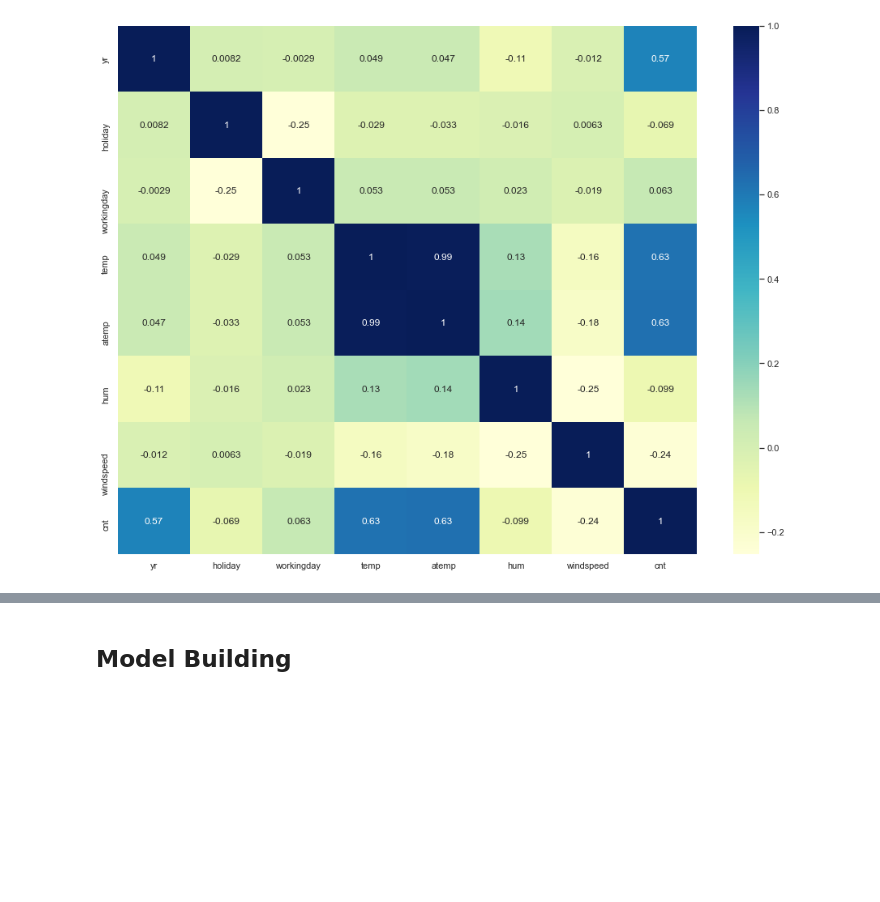
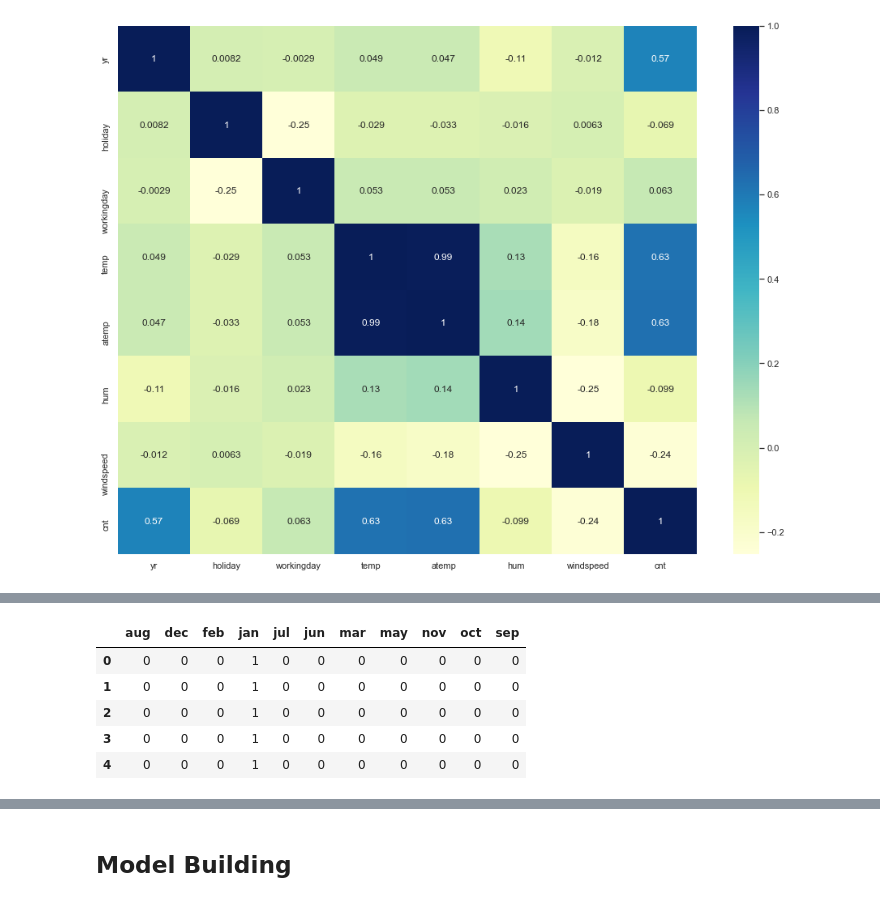
Before and after one commit to dicotips/BikeSharing_DemandPrediction_LinearRegression, a Jupyter notebook: LinearRegressionAssignment.ipynb, the cells around one changed output, grey strips where cells are left out. Drawn from its saved outputs; the diff is of its cells as text; code cells hidden in the pictures; blank space fills up the shorter version.

```diff
--- a/LinearRegressionAssignment.ipynb
+++ b/LinearRegressionAssignment.ipynb
@@ -506,0 +543,11 @@ plt.show()
+# %%
+# Creating dummy variables for mnth
+months = pd.get_dummies(prepared_data.mnth, drop_first=True)
+months.head()
+# %% [output]
+|  | aug | dec | feb | jan | jul | jun | mar | may | nov | oct | sep |
+| 0 | 0 | 0 | 0 | 1 | 0 | 0 | 0 | 0 | 0 | 0 | 0 |
+| 1 | 0 | 0 | 0 | 1 | 0 | 0 | 0 | 0 | 0 | 0 | 0 |
+| 2 | 0 | 0 | 0 | 1 | 0 | 0 | 0 | 0 | 0 | 0 | 0 |
+| 3 | 0 | 0 | 0 | 1 | 0 | 0 | 0 | 0 | 0 | 0 | 0 |
+| 4 | 0 | 0 | 0 | 1 | 0 | 0 | 0 | 0 | 0 | 0 | 0 |
```
Also changed, not shown: parts of 20 cells of this notebook.
